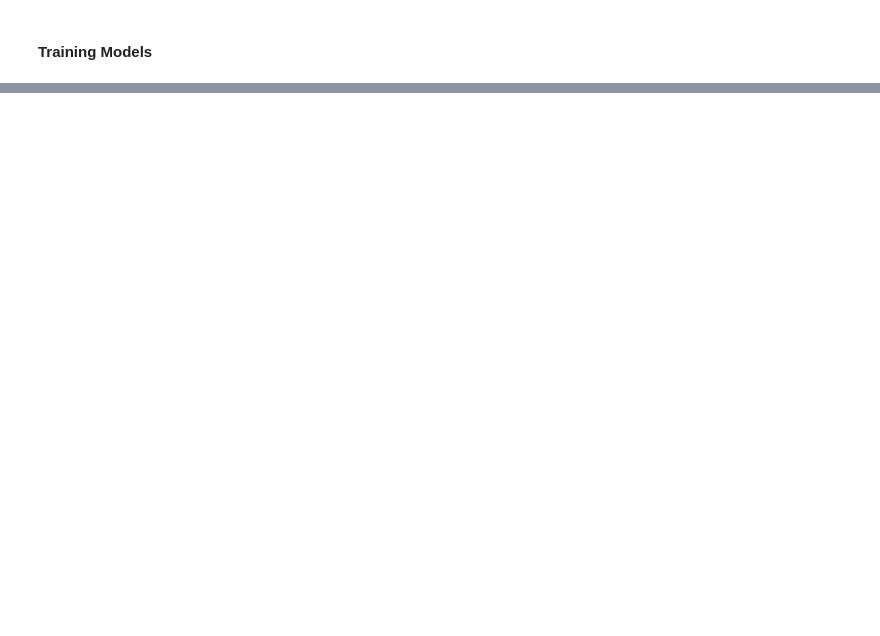
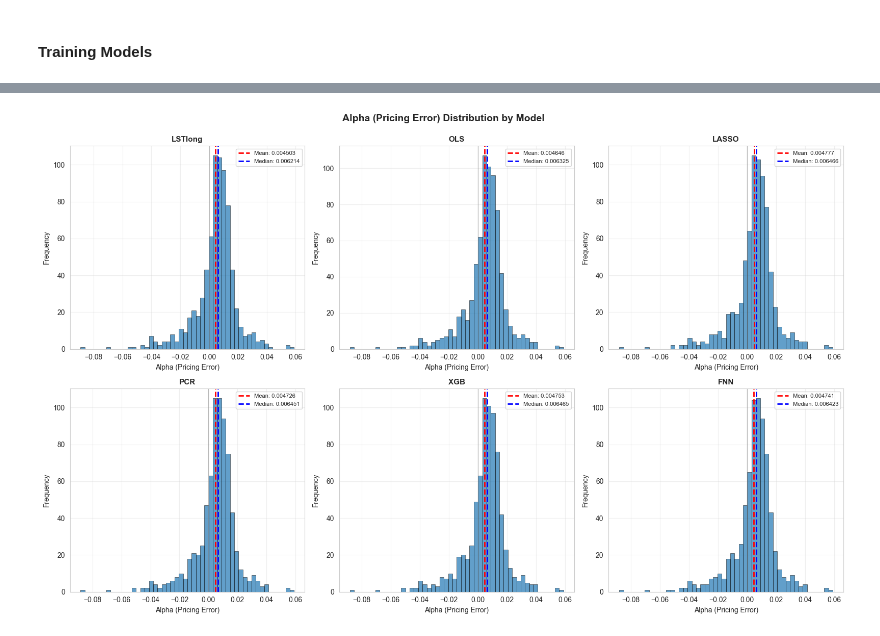
Before and after one commit to nilsberzins/SDF-Research, a Jupyter notebook: SDF-AP Data Current.ipynb, the cells around one changed output, grey strips where cells are left out. Saved outputs shown, nothing was run; the diff lists cells and outputs as text; code cells hidden in the pictures; blank space fills up the shorter version.

```diff
--- a/SDF-AP Data Current.ipynb
+++ b/SDF-AP Data Current.ipynb
@@ -2238,0 +3302,38 @@ Mean R² - OLS: nan, LASSO: nan, PCR: nan, XGB: nan, FNN: nan
+# %%
+#==============================================================================
+# PLOT 3: ALPHA DISTRIBUTION BY MODEL
+#==============================================================================
+
+# Get alpha columns
+alpha_cols = [col for col in alphas_df.columns if col.startswith('alpha_')]
+
+if len(alpha_cols) > 0:
+    fig, axes = plt.subplots(2, 3, figsize=(16, 10))
+    axes = axes.flatten()
+
+    for idx, alpha_col in enumerate(alpha_cols):
+        if idx < len(axes):
+            data = alphas_df[alpha_col].dropna()
+            model_name = alpha_col.replace('alpha_', '').replace('M_', '')
+
+            axes[idx].hist(data, bins=50, alpha=0.7, edgecolor='black', linewidth=0.5)
+            axes[idx].axvline(data.mean(), color='red', linestyle='--', linewidth=2, label=f'Mean: {data.mean():.6f}')
+            axes[idx].axvline(data.median(), color='blue', linestyle='--', linewidth=2, label=f'Median: {data.median():.6f}')
+            axes[idx].axvline(0, color='gray', linestyle='-', linewidth=1, alpha=0.5)
+            axes[idx].set_xlabel('Alpha (Pricing Error)', fontsize=10)
+            axes[idx].set_ylabel('Frequency', fontsize=10)
+            axes[idx].set_title(f'{model_name}', fontsize=11, fontweight='bold')
+            axes[idx].legend(fontsize=8)
+            axes[idx].grid(True, alpha=0.3)
+
+    # Hide unused subplots
+    for idx in range(len(alpha_cols), len(axes)):
+        axes[idx].axis('off')
+
+    plt.suptitle('Alpha (Pricing Error) Distribution by Model', fontsize=14, fontweight='bold', y=0.995)
+    plt.tight_layout()
+    plt.show()
+else:
+    print("No alpha columns found in alphas_df")
+# %% [output]
+[figure, added]
```
Also changed, not shown: parts of 33 cells of this notebook.
